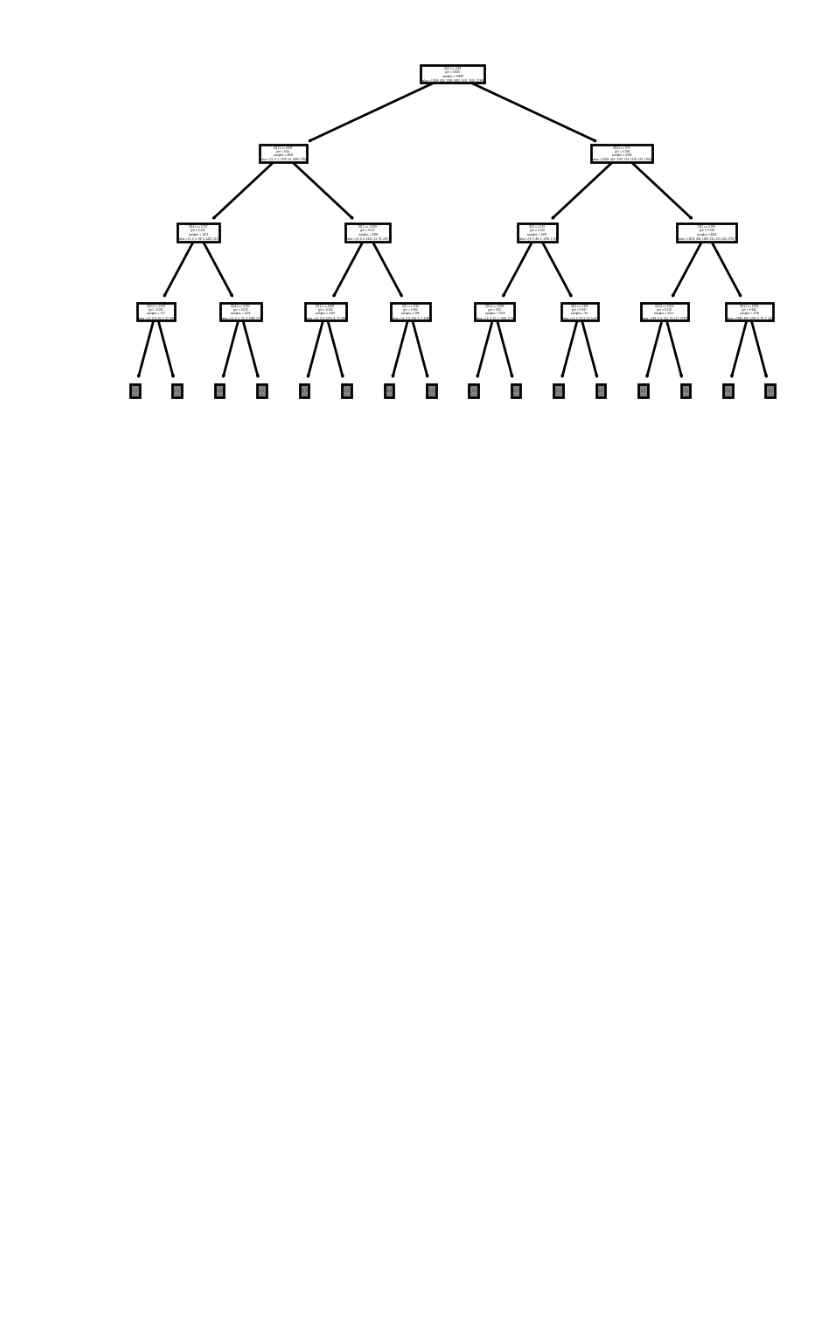
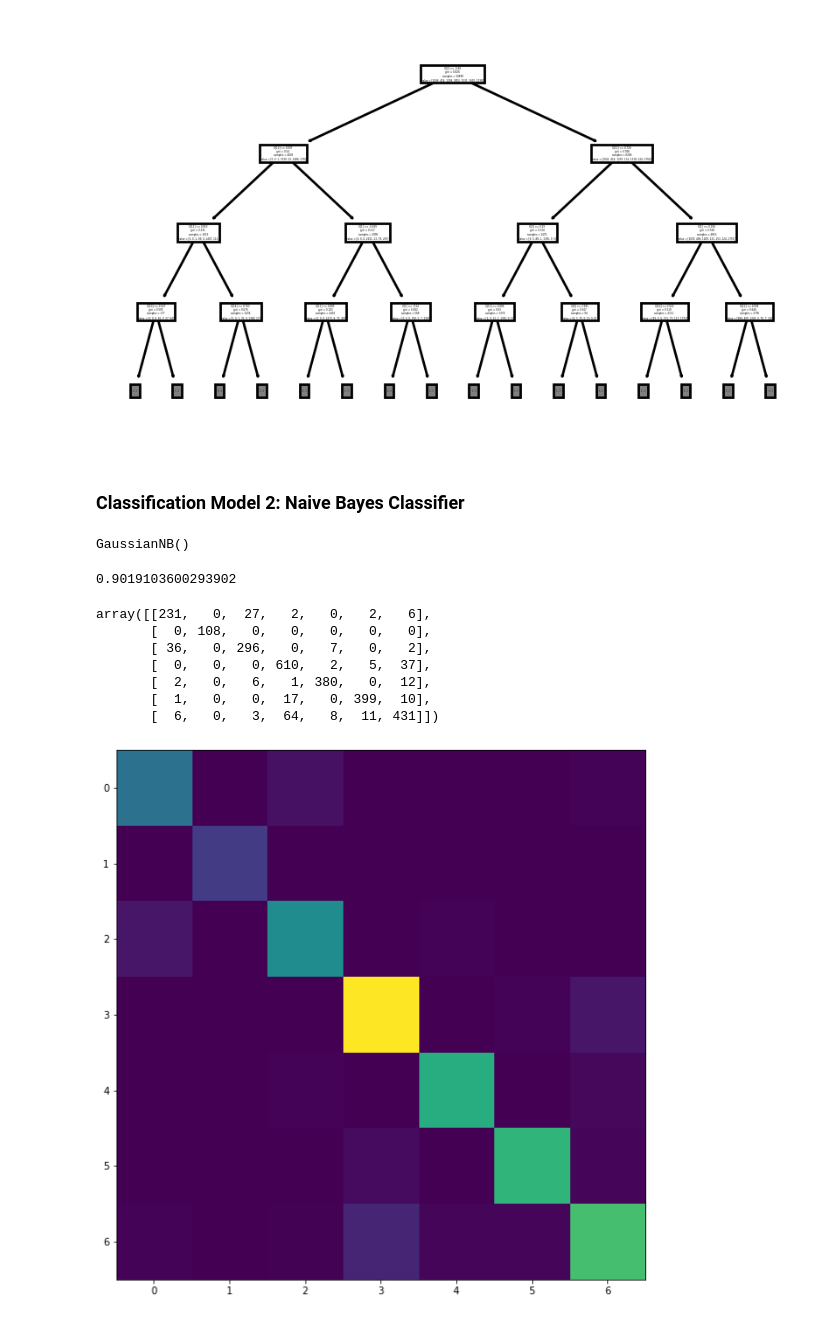
Before and after one commit to dougbrn/Towson, a Jupyter notebook: COSC757/assignment2/HW2_classification.ipynb, the cells around one changed output. Drawn from its saved outputs; the diff is of its cells as text; code cells hidden in the pictures; blank space fills up the shorter version.

Commit message:
naive bayes

```diff
--- a/COSC757/assignment2/HW2_classification.ipynb
+++ b/COSC757/assignment2/HW2_classification.ipynb
@@ -270,3 +271,30 @@ print(clf)
 # %% [output]
 DecisionTreeClassifier()
 [figure]
+# %% [markdown]
+### Classification Model 2: Naive Bayes Classifier
+# %%
+gnb = GaussianNB()
+
+gnb.fit(X_train, y_train)
+# %% [output]
+GaussianNB()
+# %%
+y_pred = gnb.predict(X_test)
+gnb.score(X_test,y_test)
+# %% [output]
+0.9019103600293902
+# %%
+scores = confusion_matrix(y_pred,y_test)
+fig = plt.figure(figsize=(10,10))
+plt.imshow(scores)
+scores
+# %% [output]
+array([[231,   0,  27,   2,   0,   2,   6],
+       [  0, 108,   0,   0,   0,   0,   0],
+       [ 36,   0, 296,   0,   7,   0,   2],
+       [  0,   0,   0, 610,   2,   5,  37],
+       [  2,   0,   6,   1, 380,   0,  12],
+       [  1,   0,   0,  17,   0, 399,  10],
+       [  6,   0,   3,  64,   8,  11, 431]])
+[figure, added]
```
Also changed, not shown: parts of 5 cells of this notebook.
